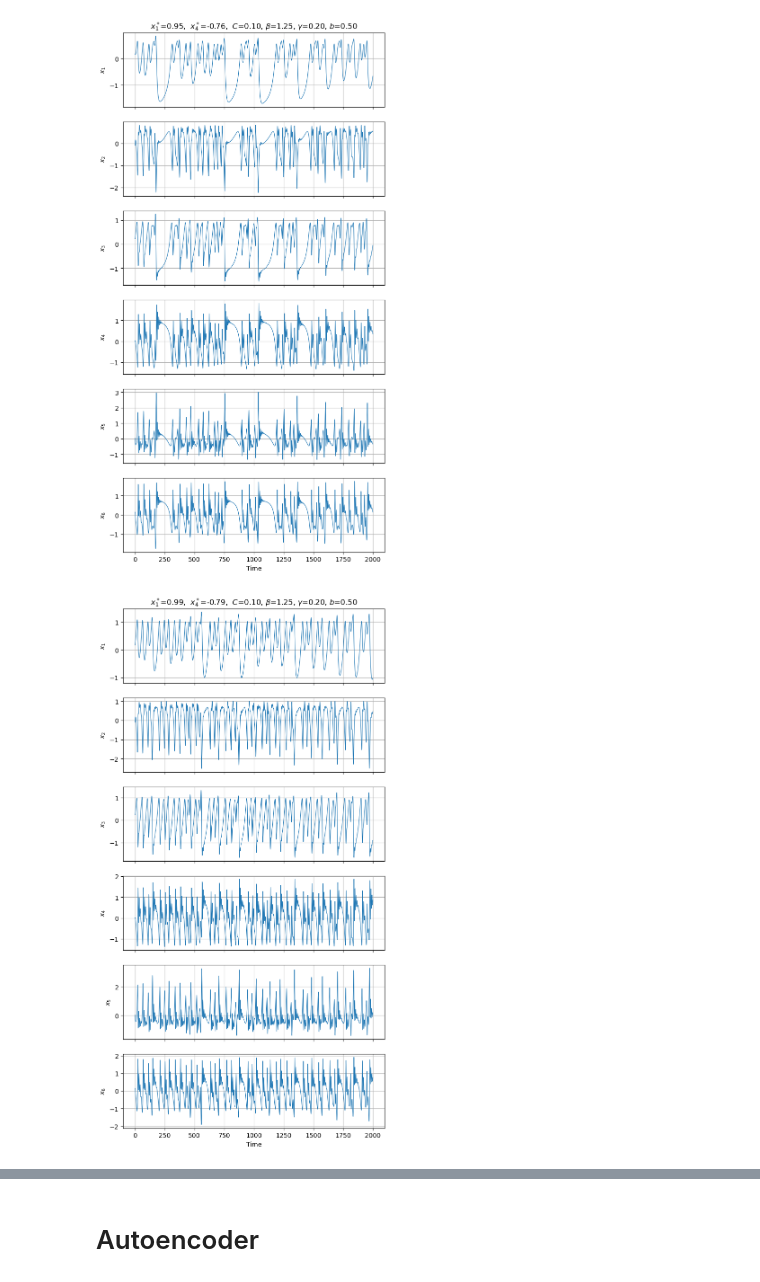
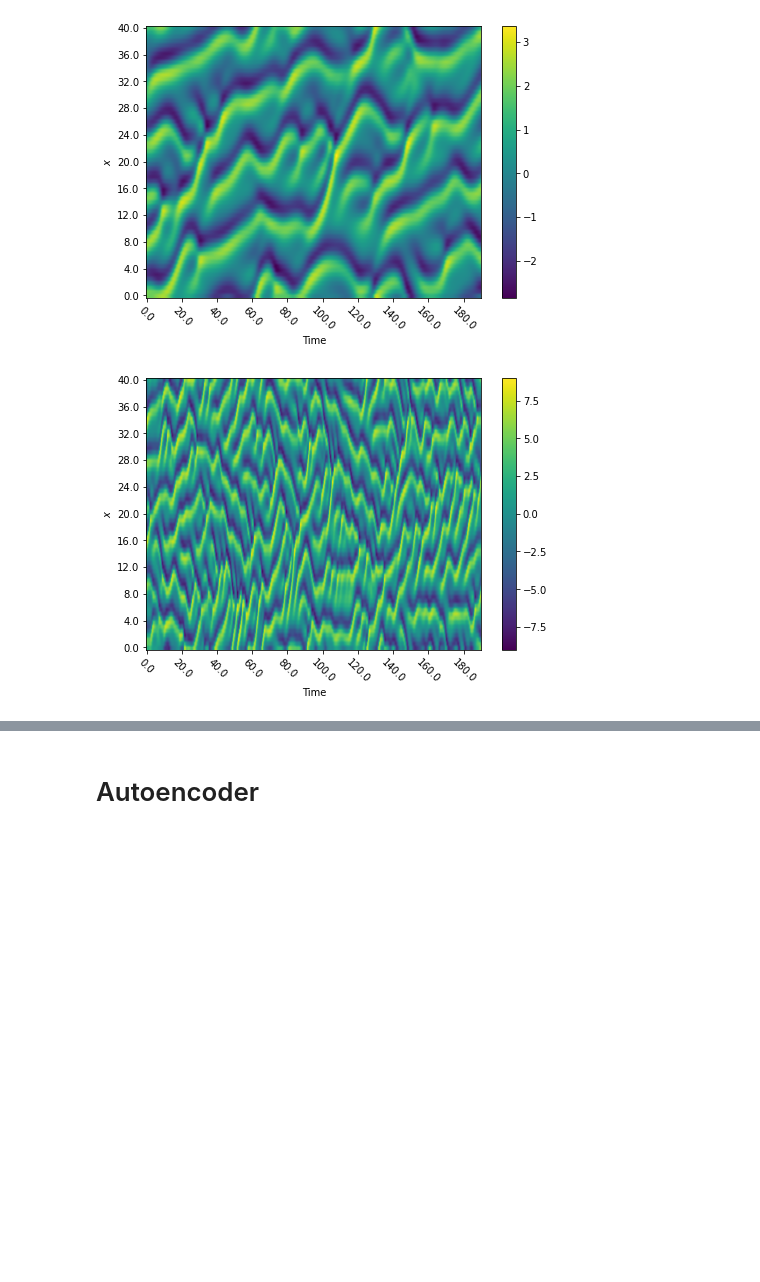
Before and after one commit to thisisrohan/MLROM, a Jupyter notebook: KS/trainingAE-loadFinal.ipynb, the cells around one changed output, grey strips where cells are left out. Cells and saved outputs as stored; diff of their text form; code cells hidden in the pictures; blank space fills up the shorter version.

```diff
--- a/KS/trainingAE-loadFinal.ipynb
+++ b/KS/trainingAE-loadFinal.ipynb
@@ -172,34 +135,0 @@ normalization_constant_arr = res_dict['normalization_constant_arr']
-# %%
-n = len(boundary_idx_arr)
-# '''
-num_cols = 1
-num_rows = 6
-
-factor = 1
-# fig = plt.figure(figsize=(7.5*num_cols, 7.5*num_rows))
-
-prev_idx = 0
-for i in range(len(boundary_idx_arr)):
-    fig, ax = plt.subplots(6, 1, sharex=True, figsize=(factor*7.5*num_cols, factor*2.5*num_rows))
-    ax_ylabels = ['$x_1$', '$x_2$', '$x_3$', '$x_4$', '$x_5$', '$x_6$']
-    input_time = np.arange(0, N+1)*delta_t
-    for j in range(6):
-        ax[j].plot(input_time, all_data[i*(N+1):(i+1)*(N+1), j], linewidth=0.8)#, label='_nolegend_')
-        ax[j].grid()
-        ax[j].set_ylabel(ax_ylabels[j])
-
-    ax[0].set_title(r'$x_1^*$={:.2f},  $x_4^*$={:.2f},  $C$={:.2f}, $\beta$={:.2f}, $\gamma$={:.2f}, $b$={:.2f}'.format(
-        all_data[i*(N+1), 6],
-        all_data[i*(N+1), 7],
-        all_data[i*(N+1), 8],
-        all_data[i*(N+1), 9],
-        all_data[i*(N+1), 10],
-        all_data[i*(N+1), 11]
-    ))
-    ax[-1].set_xlabel('Time')
-    plt.show()
-    print('')
-# '''
-# %% [output]
-[figure, removed]
-[figure, removed]
@@ -205,0 +186,9 @@ for i in range(len(boundary_idx_arr)):
+# %%
+plot(
+    boundary_idx_arr,
+    delta_t,
+    all_data,
+    xgrid)
+# %% [output]
+[figure, added]
+[figure, added]
```
Also changed, not shown: parts of 25 cells of this notebook, 50 other files.
